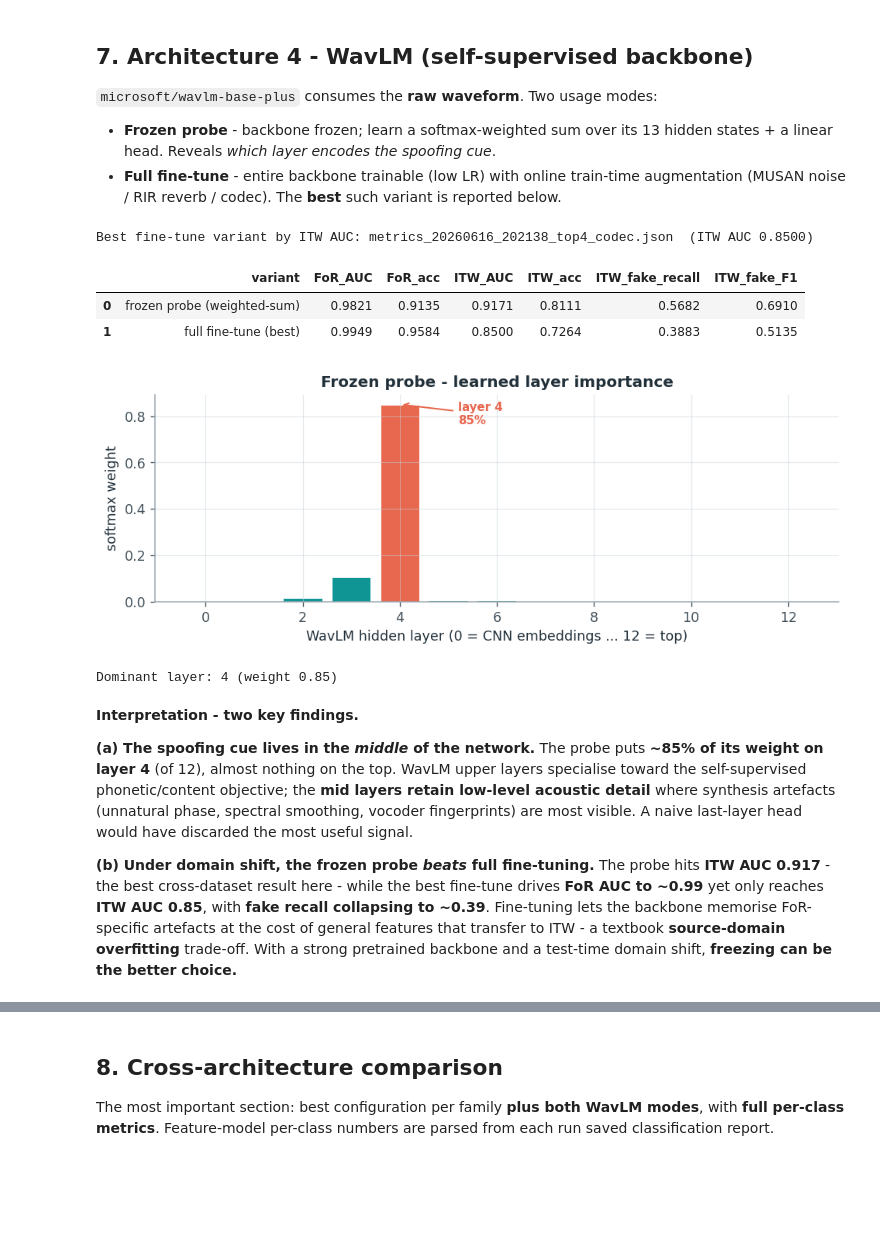
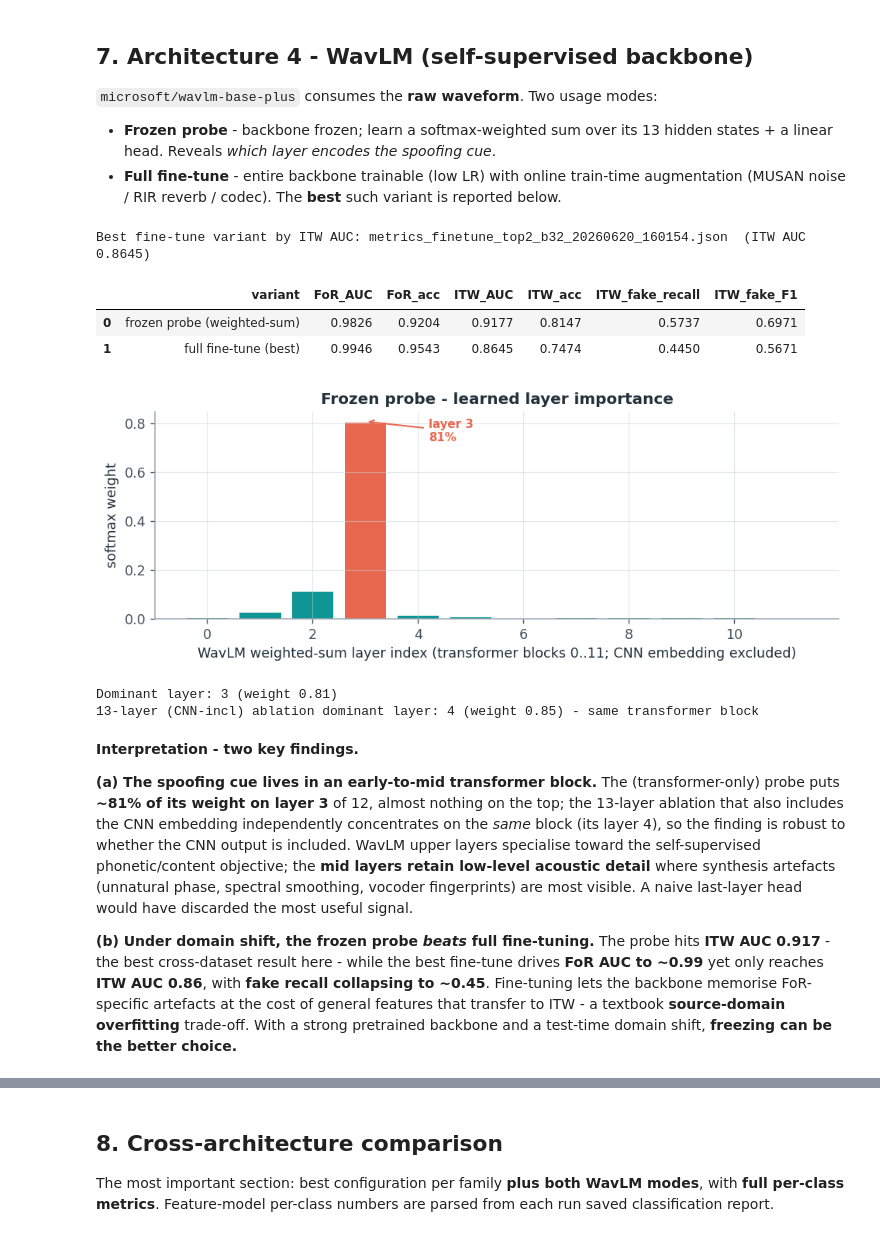
Before and after one commit to KonstaninosKaimakis/audio-deepfake-detection-DL, a Jupyter notebook: report.ipynb, the cells around one changed output, grey strips where cells are left out. Saved outputs shown, nothing was run; the diff lists cells and outputs as text; code cells hidden in the pictures; blank space fills up the shorter version.

```diff
--- a/report.ipynb
+++ b/report.ipynb
@@ -340,7 +340,10 @@ plot_hparam_effects("RNN", "rnn_experiments/rnn")
 - **Frozen probe** - backbone frozen; learn a softmax-weighted sum over its 13 hidden states + a linear head. Reveals *which layer encodes the spoofing cue*.
 - **Full fine-tune** - entire backbone trainable (low LR) with online train-time augmentation (MUSAN noise / RIR reverb / codec). The **best** such variant is reported below.
 # %%
-probe = json.load(open(RESULTS / "wavlm_base_plus/metrics_20260616_213734.json"))
+_pf = sorted((RESULTS / "wavlm_base_plus").glob("metrics_probe_*.json"))
+_primary = [p for p in _pf if "cnn_included" not in p.name] or _pf
+probe = json.load(open(_primary[-1]))                       # transformer-only weighted-sum probe (12 layers)
+probe_13L = next((json.load(open(p)) for p in _pf if "cnn_included" in p.name), None)  # 13-layer (CNN-incl) ablation
 
 ft = []
 for p in (RESULTS / "wavlm_base_plus_finetune").glob("metrics_*.json"):
@@ -361,29 +364,33 @@ wavlm_df = pd.DataFrame([wl_row("frozen probe (weighted-sum)", probe),
                          wl_row("full fine-tune (best)", best_ft)])
 wavlm_df
 # %% [output]
-Best fine-tune variant by ITW AUC: metrics_20260616_202138_top4_codec.json  (ITW AUC 0.8500)
+Best fine-tune variant by ITW AUC: metrics_finetune_top2_b32_20260620_160154.json  (ITW AUC 0.8645)
 |  | variant | FoR_AUC | FoR_acc | ITW_AUC | ITW_acc | ITW_fake_recall | ITW_fake_F1 |
-| 0 | frozen probe (weighted-sum) | 0.9821 | 0.9135 | 0.9171 | 0.8111 | 0.5682 | 0.6910 |
-| 1 | full fine-tune (best) | 0.9949 | 0.9584 | 0.8500 | 0.7264 | 0.3883 | 0.5135 |
+| 0 | frozen probe (weighted-sum) | 0.9826 | 0.9204 | 0.9177 | 0.8147 | 0.5737 | 0.6971 |
+| 1 | full fine-tune (best) | 0.9946 | 0.9543 | 0.8645 | 0.7474 | 0.4450 | 0.5671 |
 # %%
 w = probe["layer_weights_softmax"]
 dom = int(np.argmax(w))
 colors = [PAL["coral"] if i == dom else PAL["teal"] for i in range(len(w))]
 plt.figure(figsize=(8.2,3.2))
 bars = plt.bar(range(len(w)), w, color=colors, edgecolor="white", linewidth=0.6)
 plt.annotate(f"layer {dom}\n{w[dom]:.0%}", xy=(dom, w[dom]), xytext=(dom+1.2, w[dom]*0.9),
              color=PAL["coral"], fontweight="bold", fontsize=9,
              arrowprops=dict(arrowstyle="->", color=PAL["coral"], lw=1.2))
-plt.xlabel("WavLM hidden layer (0 = CNN embeddings ... 12 = top)")
+plt.xlabel("WavLM weighted-sum layer index" + (" (0 = CNN embeddings ... 12 = top)" if len(w) == 13 else " (transformer blocks 0..11; CNN embedding excluded)"))
 plt.ylabel("softmax weight"); plt.title("Frozen probe - learned layer importance")
 plt.tight_layout(); plt.show()
 print("Dominant layer:", dom, f"(weight {max(w):.2f})")
+if probe_13L:
+    w13 = probe_13L["layer_weights_softmax"]
+    print("13-layer (CNN-incl) ablation dominant layer:", int(np.argmax(w13)), f"(weight {max(w13):.2f}) - same transformer block")
 # %% [output]
-[figure, old version]
+[figure, new version]
-Dominant layer: 4 (weight 0.85)
+Dominant layer: 3 (weight 0.81)
+13-layer (CNN-incl) ablation dominant layer: 4 (weight 0.85) - same transformer block
 # %% [markdown]
 **Interpretation - two key findings.**
 
-**(a) The spoofing cue lives in the *middle* of the network.** The probe puts **~85% of its weight on layer 4** (of 12), almost nothing on the top. WavLM upper layers specialise toward the self-supervised phonetic/content objective; the **mid layers retain low-level acoustic detail** where synthesis artefacts (unnatural phase, spectral smoothing, vocoder fingerprints) are most visible. A naive last-layer head would have discarded the most useful signal.
+**(a) The spoofing cue lives in an early-to-mid transformer block.** The (transformer-only) probe puts **~81% of its weight on layer 3** of 12, almost nothing on the top; the 13-layer ablation that also includes the CNN embedding independently concentrates on the *same* block (its layer 4), so the finding is robust to whether the CNN output is included. WavLM upper layers specialise toward the self-supervised phonetic/content objective; the **mid layers retain low-level acoustic detail** where synthesis artefacts (unnatural phase, spectral smoothing, vocoder fingerprints) are most visible. A naive last-layer head would have discarded the most useful signal.
 
-**(b) Under domain shift, the frozen probe *beats* full fine-tuning.** The probe hits **ITW AUC 0.917** - the best cross-dataset result here - while the best fine-tune drives **FoR AUC to ~0.99** yet only reaches **ITW AUC 0.85**, with **fake recall collapsing to ~0.39**. Fine-tuning lets the backbone memorise FoR-specific artefacts at the cost of general features that transfer to ITW - a textbook **source-domain overfitting** trade-off. With a strong pretrained backbone and a test-time domain shift, **freezing can be the better choice.**
+**(b) Under domain shift, the frozen probe *beats* full fine-tuning.** The probe hits **ITW AUC 0.917** - the best cross-dataset result here - while the best fine-tune drives **FoR AUC to ~0.99** yet only reaches **ITW AUC 0.86**, with **fake recall collapsing to ~0.45**. Fine-tuning lets the backbone memorise FoR-specific artefacts at the cost of general features that transfer to ITW - a textbook **source-domain overfitting** trade-off. With a strong pretrained backbone and a test-time domain shift, **freezing can be the better choice.**
```
Also changed, not shown: parts of 7 cells of this notebook.
